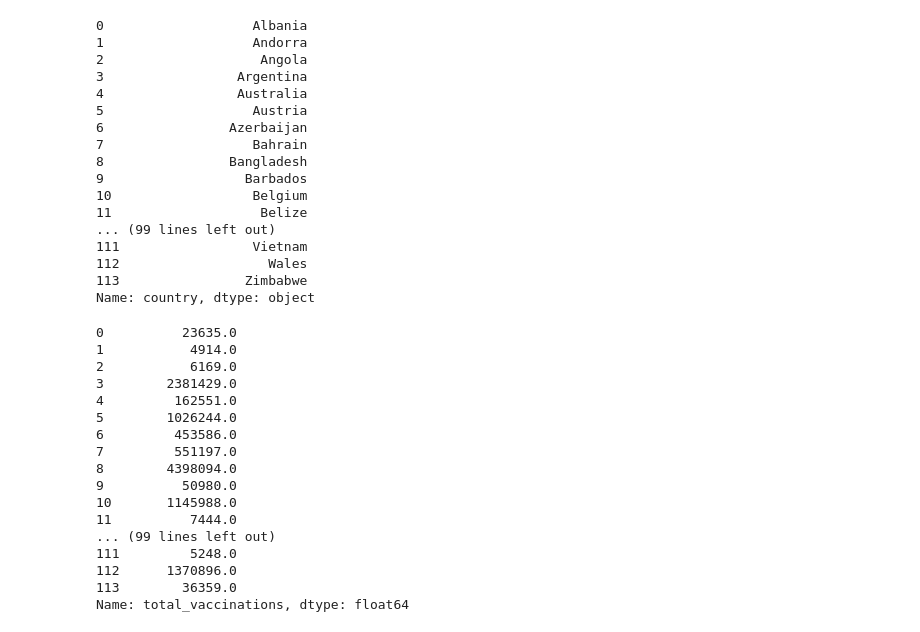
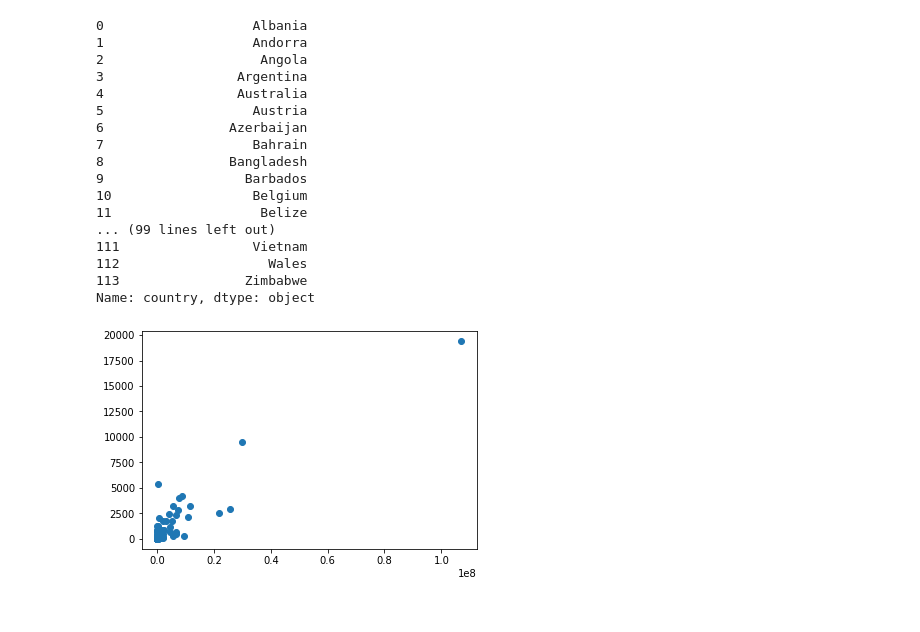
Before and after one commit to copl68/Cisc367Midterm, a Jupyter notebook: messy.ipynb, the cells around one changed output. Saved outputs shown, nothing was run; the diff lists cells and outputs as text; code cells hidden in the pictures.

```diff
--- a/messy.ipynb
+++ b/messy.ipynb
@@ -250,6 +285,7 @@ vac['country'].sort_values()      #looking at the vaccine countries
 Name: country, dtype: object
 # %%
 tot_vac = vac['total_vaccinations']
+tot_vac = tot_vac.apply(lambda x: int(float(x)))
 gdps = [[x, econ[econ['Country Name'] == x]['GDP (Billions, PPP)']] for x in vac['country']]
 
 #econ[econ['Country Name'] == 'Australia']['GDP (Billions, PPP)']
@@ -282,25 +318,14 @@ gdps[96][1] = ['$2,029.0']  #South Korea
 gdps[112][1] = ['$103.7']   #Wales
 #list(pd.Series(gdps)[0][1])
 realgdps = pd.Series(gdps).apply(lambda x: list(x[1])[0].replace('$','').replace(',', '').strip())
-pd.Series(gdps)
+realgdps = realgdps.apply(lambda x: float(x))
+#pd.Series(gdps)
 #vac     #weird that they have UK AND all the separate components
-realgdps     #gdps ordered alphabetically by country
-tot_vac      #total vaccines ordered alphabetically by the same countries
+#realgdps     #gdps ordered alphabetically by country
+#tot_vac      #total vaccines ordered alphabetically by the same countries
-# %% [output]
-0          23635.0
-1           4914.0
-2           6169.0
-3        2381429.0
-4         162551.0
-5        1026244.0
-6         453586.0
-7         551197.0
-8        4398094.0
-9          50980.0
-10       1145988.0
-11          7444.0
-... (99 lines left out)
-111         5248.0
-112      1370896.0
-113        36359.0
-Name: total_vaccinations, dtype: float64
+# %%
+plt.scatter(tot_vac, realgdps)
+plt.show()
+#tot_vac.apply(lambda x: x/100000)
+# %% [output]
+[figure, added]
```
Also changed, not shown: parts of 33 cells of this notebook, 3 other files.
